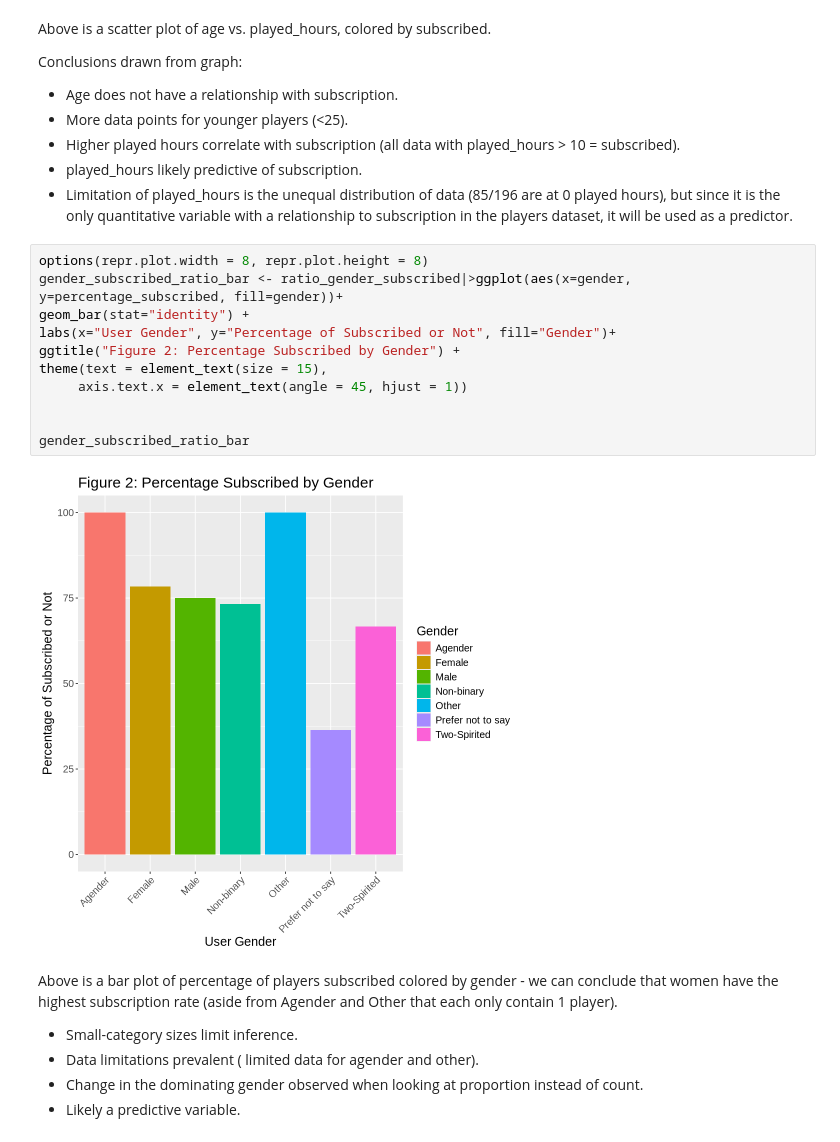
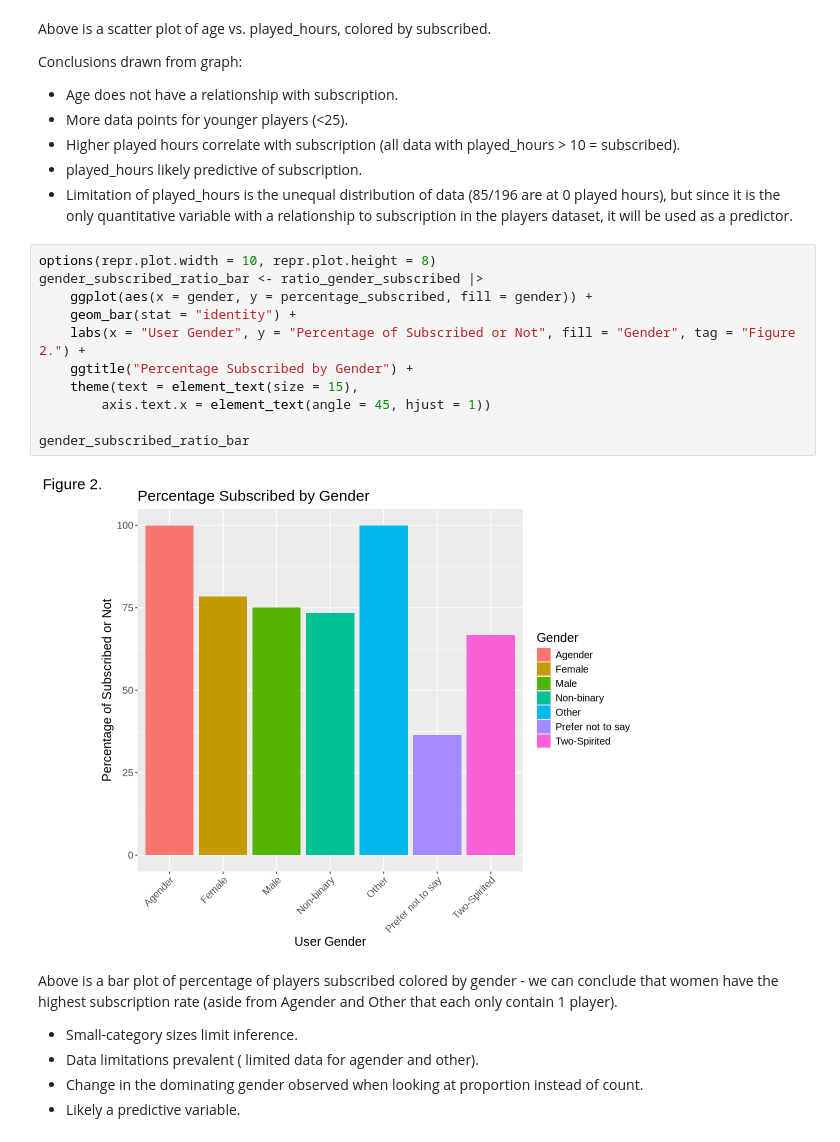
Before and after one commit to sabineelsaadany/Final_Project, a Jupyter notebook: Group_23_Final_Project.ipynb, the cells around one changed output. Drawn from its saved outputs; the diff is of its cells as text.

```diff
--- a/Group_23_Final_Project.ipynb
+++ b/Group_23_Final_Project.ipynb
@@ -199,18 +198,18 @@ Conclusions drawn from graph:
 - played_hours likely predictive of subscription.
 - Limitation of played_hours is the unequal distribution of data (85/196 are at 0 played hours), but since it is the only quantitative variable with a relationship to subscription in the players dataset, it will be used as a predictor.
 # %%
-options(repr.plot.width = 8, repr.plot.height = 8)
-gender_subscribed_ratio_bar <- ratio_gender_subscribed|>ggplot(aes(x=gender, y=percentage_subscribed, fill=gender))+
-geom_bar(stat="identity") +
-labs(x="User Gender", y="Percentage of Subscribed or Not", fill="Gender")+
-ggtitle("Figure 2: Percentage Subscribed by Gender") +
-theme(text = element_text(size = 15),
-     axis.text.x = element_text(angle = 45, hjust = 1))
-
+options(repr.plot.width = 10, repr.plot.height = 8)
+gender_subscribed_ratio_bar <- ratio_gender_subscribed |>
+    ggplot(aes(x = gender, y = percentage_subscribed, fill = gender)) +
+    geom_bar(stat = "identity") +
+    labs(x = "User Gender", y = "Percentage of Subscribed or Not", fill = "Gender", tag = "Figure 2.") +
+    ggtitle("Percentage Subscribed by Gender") +
+    theme(text = element_text(size = 15),
+        axis.text.x = element_text(angle = 45, hjust = 1))
 
 gender_subscribed_ratio_bar
 # %% [output]
-[figure, old version]
+[figure, new version]
 # %% [markdown]
 Above is a bar plot of percentage of players subscribed colored by gender - we can conclude that women have the highest subscription rate (aside from Agender and Other that each only contain 1 player).
 - Small-category sizes limit inference.
```
Also changed, not shown: parts of 14 cells of this notebook.
